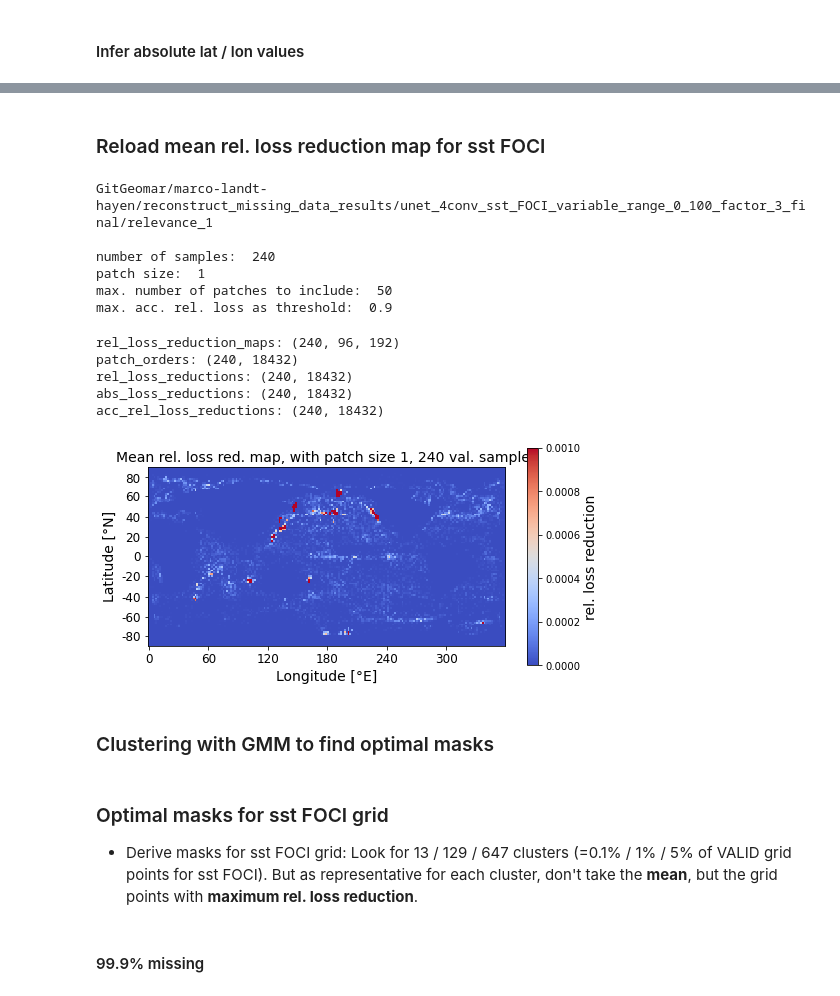
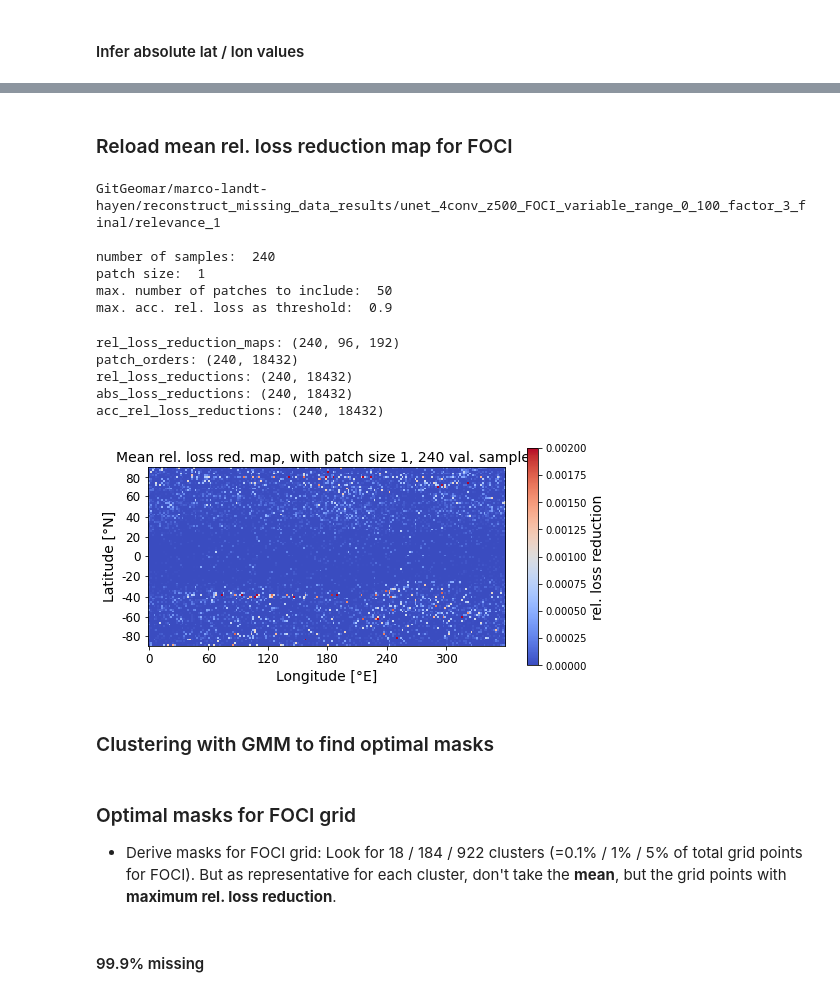
Before and after one commit to MarcoLandtHayen/reconstruct_missing_data, a Jupyter notebook: notebooks/08h_z500_FOCI_optimal_masks.ipynb, the cells around one changed output, grey strips where cells are left out. Cells and saved outputs as stored; diff of their text form; code cells hidden in the pictures.

```diff
--- a/notebooks/08h_z500_FOCI_optimal_masks.ipynb
+++ b/notebooks/08h_z500_FOCI_optimal_masks.ipynb
@@ -168,12 +119,12 @@ valid_gridpoints_sst_RW = (invalid_gridpoints_sst_RW==False)
 # %% [markdown]
-### Reload mean rel. loss reduction map for sst FOCI
+### Reload mean rel. loss reduction map for FOCI
 # %%
 ## Reload parameters and results for experiment:
 
 # Specify experiment:
 model_config = 'unet_4conv'
-feature = 'sea-surface-temperature' # Choose either 'sea-level-pressure' or 'sea-surface-temperature' as feature.
-feature_short = 'sst' # Free to set short name, to store results, e.g. 'slp' and 'sst'.
+feature = 'geopotential-height' # Choose either 'sea-level-pressure' or 'sea-surface-temperature' as feature.
+feature_short = 'z500' # Free to set short name, to store results, e.g. 'slp' and 'sst'.
 source = 'FOCI' # Choose Earth System Model, either 'FOCI' or 'CESM'.
 mask_type = 'variable'
 missing_type = 'range_0_100'
@@ -205,7 +156,7 @@ print("patch size: ", patch_size)
 print("max. number of patches to include: ", max_patch_num)
 print("max. acc. rel. loss as threshold: ", max_acc_rel_loss_reduction)
 # %% [output]
-GitGeomar/marco-landt-hayen/reconstruct_missing_data_results/unet_4conv_sst_FOCI_variable_range_0_100_factor_3_final/relevance_1
+GitGeomar/marco-landt-hayen/reconstruct_missing_data_results/unet_4conv_z500_FOCI_variable_range_0_100_factor_3_final/relevance_1
 
 number of samples:  240
 patch size:  1
@@ -234,26 +185,26 @@ acc_rel_loss_reductions: (240, 18432)
 # %%
 # Compute mean of rel. loss reduction maps, over desired number of considered validation samples:
 mean_rel_loss_reduction_map = np.mean(rel_loss_reduction_maps[:n_samples],axis=0)
 
 # Plot resulting mean rel. loss reduction map as heatmap:
 fig, ax = plt.subplots(figsize=(8, 4))
-im = plt.imshow(mean_rel_loss_reduction_map, cmap="coolwarm", interpolation='nearest', vmax=0.001)
+im = plt.imshow(mean_rel_loss_reduction_map, cmap="coolwarm", interpolation='nearest', vmax=0.002)
 cbar = plt.colorbar(im)
 cbar.set_label('rel. loss reduction', fontsize=14)
 plt.title('Mean rel. loss red. map, with patch size '+str(patch_size)+', '+str(n_samples)+' val. samples', fontsize=14)
 plt.xlabel('Longitude [°E]', fontsize=14)
 plt.ylabel('Latitude [°N]', fontsize=14)
 plt.xticks(np.arange(0, 192, step=32), [0, 60, 120, 180, 240, 300], fontsize=12)
 plt.yticks([5, 15, 26, 37, 47, 58, 69, 80, 90], [80, 60, 40, 20, 0, -20, -40, -60, -80], fontsize=12)
 plt.show()
 # %% [output]
-[figure, old version]
+[figure, new version]
 # %% [markdown]
 ### Clustering with GMM to find optimal masks
 # %% [markdown]
-### Optimal masks for sst FOCI grid
+### Optimal masks for FOCI grid
 
-- Derive masks for sst FOCI grid: Look for 13 / 129 / 647 clusters (=0.1% / 1% / 5% of VALID grid points for sst FOCI). But as representative for each cluster, don't take the **mean**, but the grid points with **maximum rel. loss reduction**.
+- Derive masks for FOCI grid: Look for 18 / 184 / 922 clusters (=0.1% / 1% / 5% of total grid points for FOCI). But as representative for each cluster, don't take the **mean**, but the grid points with **maximum rel. loss reduction**.
 # %% [markdown]
 #### 99.9% missing
 # %%
```
Also changed, not shown: parts of 36 cells of this notebook, 31 other files.
